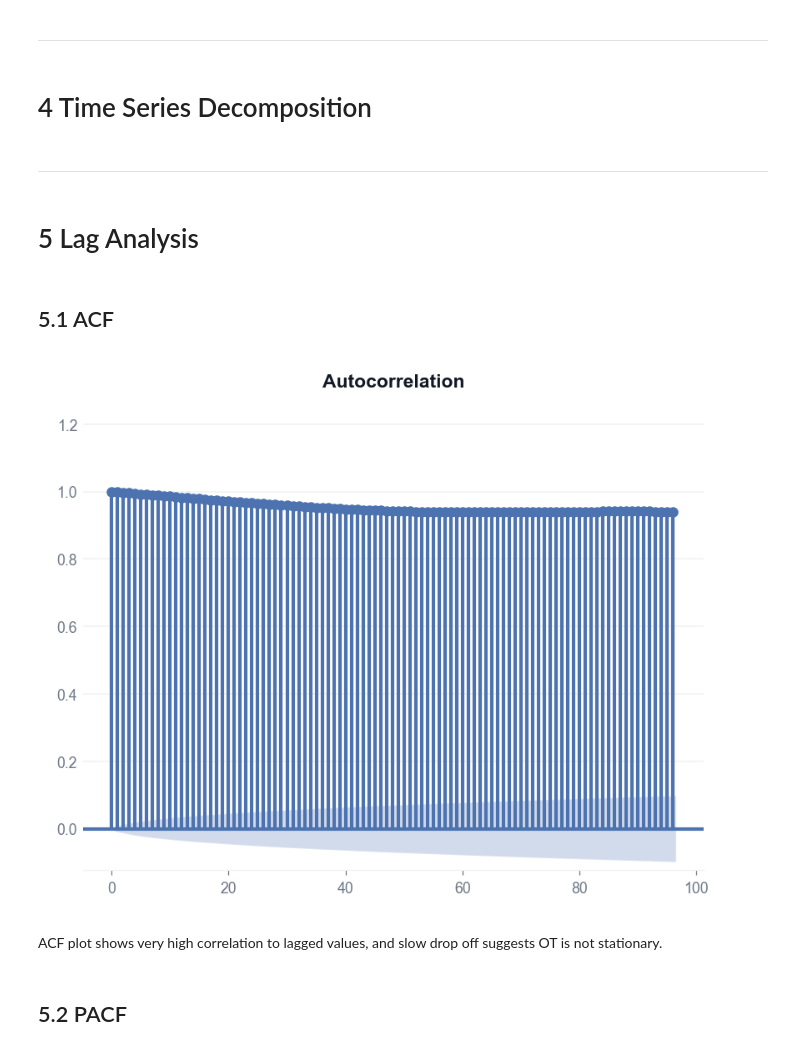
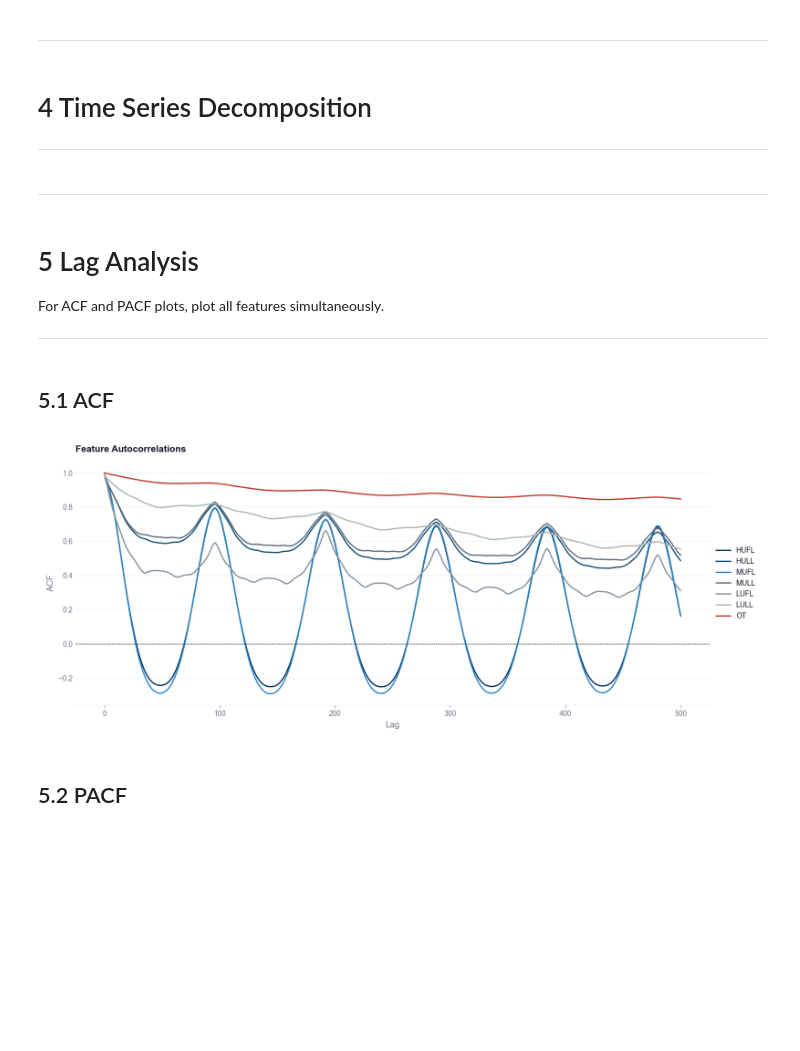
Before and after one commit to stuart-n-wilson/dissertation, a Jupyter notebook: notebooks/01_eda.ipynb, the cells around one changed output. Cells and saved outputs as stored; diff of their text form; code cells hidden in the pictures; blank space fills up the shorter version.

```diff
--- a/notebooks/01_eda.ipynb
+++ b/notebooks/01_eda.ipynb
@@ -152,21 +161,47 @@ fig = plot_monthly_box(df, "OT")
 ---
 # %% [markdown]
 # 4 Time Series Decomposition
+
+---
 # %% [markdown]
 ---
 # %% [markdown]
 # 5 Lag Analysis
+
+For ACF and PACF plots, plot all features simultaneously.
+
+---
+# %%
+FEATURE_COLOURS = {
+    'HUFL': '#003366',  # dark navy
+    'HULL': '#1a5276',  # deep blue
+    'MUFL': '#2e86c1',  # mid blue
+    'MULL': '#5d6d7e',  # blue-grey
+    'LUFL': '#85929e',  # mid grey
+    'LULL': '#aab7b8',  # light grey
+    'OT':   '#c0392b',  # red accent
+}
 # %% [markdown]
 ## 5.1 ACF
-# %%
-from statsmodels.graphics.tsaplots import plot_acf
-
-# 96 lags = 1 day
-acf_plot = plot_acf(df.OT, lags=96, auto_ylims=True)
-# %% [output]
-[figure, removed]
-# %% [markdown]
-ACF plot shows very high correlation to lagged values, and slow drop off suggests OT is not stationary.
+# %%
+from statsmodels.tsa.stattools import acf
+
+lags = 500
+fig, ax = plt.subplots(figsize=(12, 5))
+
+for feature in FEATURES:
+    acf_vals = acf(df[feature], nlags=lags, fft=True)
+    ax.plot(acf_vals, label=feature, linewidth=1.5, color=FEATURE_COLOURS[feature])
+
+ax.axhline(0, color='black', linewidth=0.5, linestyle='--')
+ax.set_title("Feature Autocorrelations", loc="left")
+ax.set_xlabel("Lag")
+ax.set_ylabel("ACF")
+ax.legend(loc='center left', bbox_to_anchor=(1, 0.5), frameon=False)
+plt.tight_layout()
+plt.show()
+# %% [output]
+[figure, added]
 # %% [markdown]
 ## 5.2 PACF
 # %%
```
Also changed, not shown: parts of 9 cells of this notebook.
